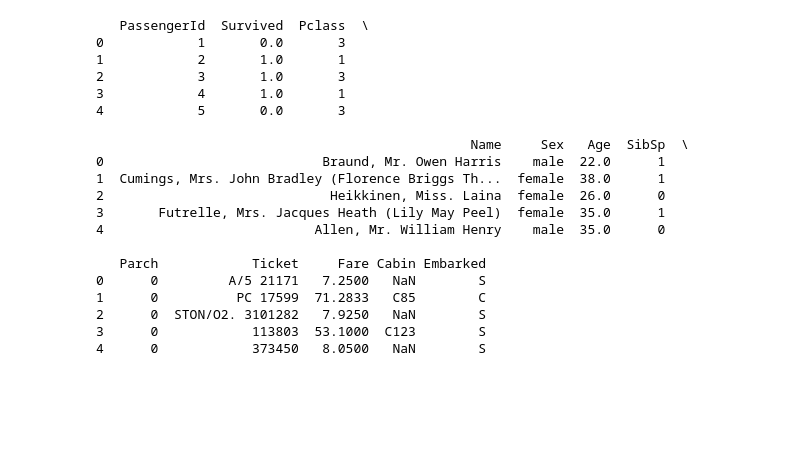
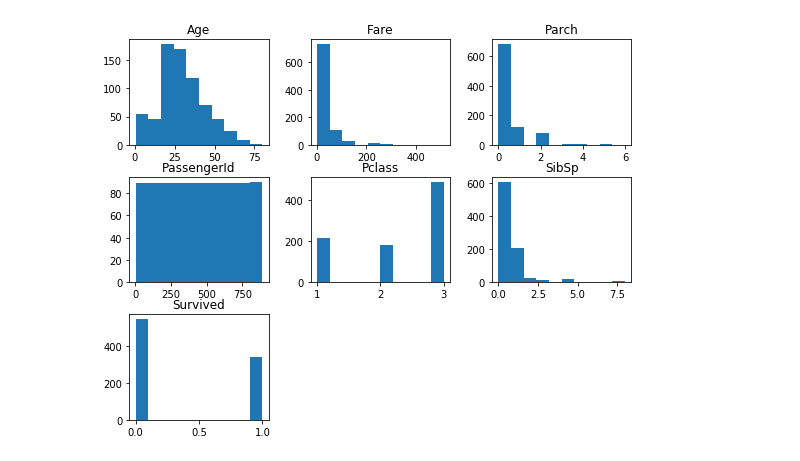
Before and after one commit to dgangwar/Machine-Learning-Exercises, a Jupyter notebook: TitanicClassification/Titanic Disaster Classification.ipynb, the cells around one changed output. Saved outputs shown, nothing was run; the diff lists cells and outputs as text; code cells hidden in the pictures; blank space fills up the shorter version.

Commit message:
Titanic problem data analysis

```diff
--- a/TitanicClassification/Titanic Disaster Classification.ipynb
+++ b/TitanicClassification/Titanic Disaster Classification.ipynb
@@ -32,24 +48,7 @@ freq                     1   577       7            4      644
 # %%
 total_data = pd.concat((train_df, test_df), sort=False)
-print(total_data.head())
+#print(total_data.info())
-# %% [output]
-   PassengerId  Survived  Pclass  \
-0            1       0.0       3
-1            2       1.0       1
-2            3       1.0       3
-3            4       1.0       1
-4            5       0.0       3
-
-                                                Name     Sex   Age  SibSp  \
-0                            Braund, Mr. Owen Harris    male  22.0      1
-1  Cumings, Mrs. John Bradley (Florence Briggs Th...  female  38.0      1
-2                             Heikkinen, Miss. Laina  female  26.0      0
-3       Futrelle, Mrs. Jacques Heath (Lily May Peel)  female  35.0      1
-4                           Allen, Mr. William Henry    male  35.0      0
-
-   Parch            Ticket     Fare Cabin Embarked
-0      0         A/5 21171   7.2500   NaN        S
-1      0          PC 17599  71.2833   C85        C
-2      0  STON/O2. 3101282   7.9250   NaN        S
-3      0            113803  53.1000  C123        S
-4      0            373450   8.0500   NaN        S
+# %%
+train_df.hist(bins=10,figsize=(9,7),grid=False);
+# %% [output]
+[figure, added]
```
Also changed, not shown: parts of 3 cells of this notebook.
